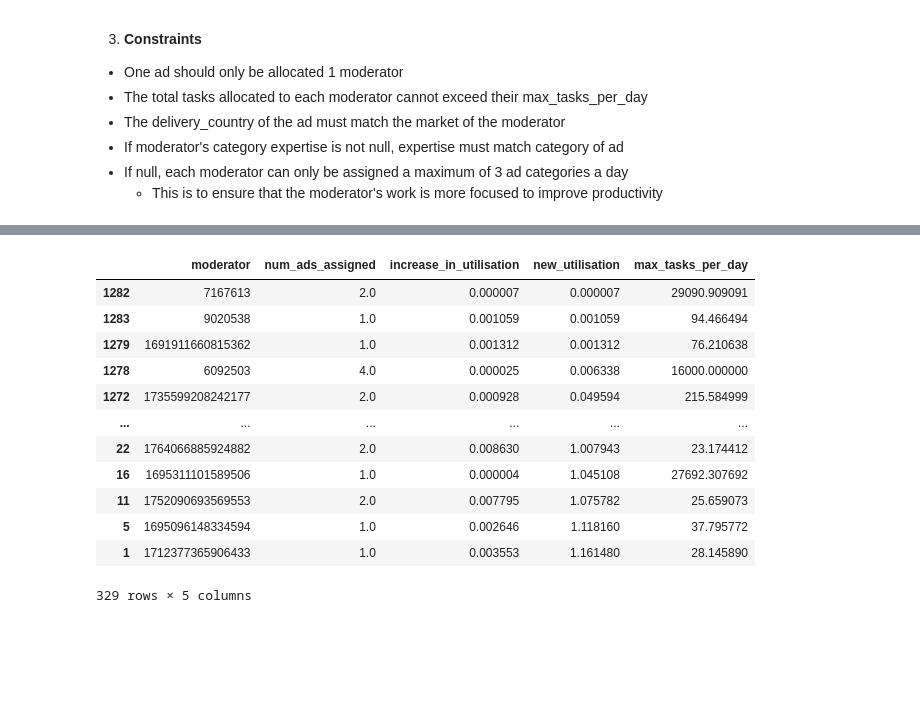
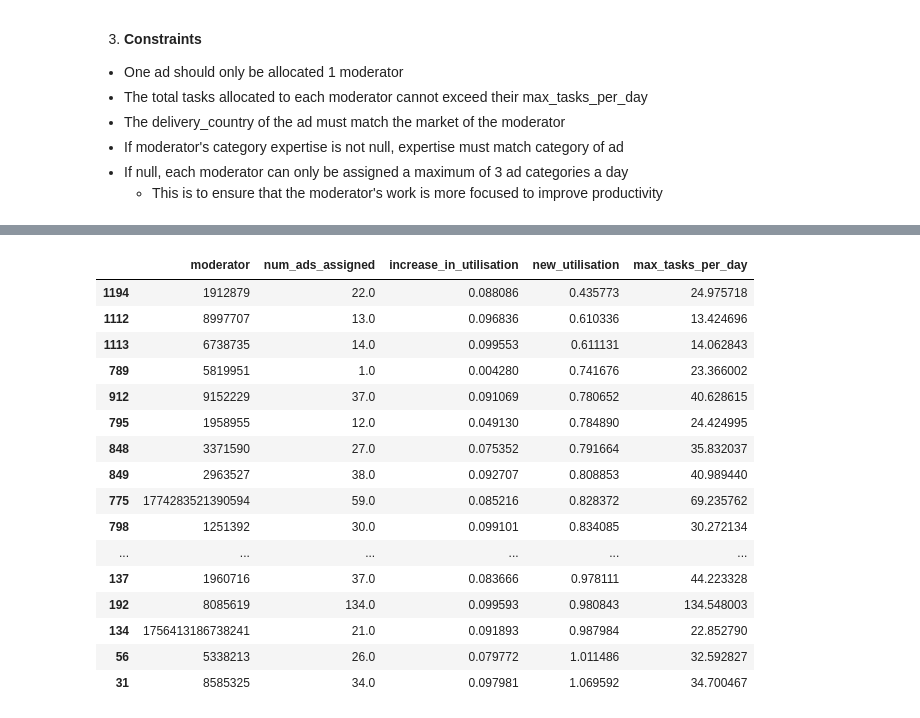
Before and after one commit to poon-zx/tiktok-ads-model, a Jupyter notebook: moderator-queue.ipynb, the cells around one changed output, grey strips where cells are left out. Saved outputs shown, nothing was run; the diff lists cells and outputs as text; code cells hidden in the pictures; blank space fills up the shorter version.

```diff
--- a/moderator-queue.ipynb
+++ b/moderator-queue.ipynb
@@ -12,7 +12,7 @@ moderator_data = pd.read_excel("./Scoring/moderator_scored.xlsx")
 
 - Improve Resource Utilization: By dynamically allocating tasks based on moderator capacity and expertise, we aim to increase the utilization of ad moderators by at most 10%
 # %%
-ads_dataset = pd.read_excel("./Scoring/ads_with_score.xlsx", nrows=15000)
+ads_dataset = pd.read_excel("./Scoring/ads_with_score.xlsx", nrows=3000)
 # %% [markdown]
 # Gurobipy Optimization Model (Moderators)
 1. **Decision Variables**
@@ -122,37 +140,41 @@ AttributeError: Unable to retrieve attribute 'x'
 # %%
 # Convert the dictionary of assignments into a DataFrame
 assignments_df = pd.DataFrame(list(assignments.items()), columns=['ad_id', 'moderator'])
 
 # Count the number of ads assigned to each moderator
 assigned_counts = assignments_df.groupby('moderator').size().reset_index(name='num_ads_assigned')
 
 # Merge with the original moderator_data
 merged_data = pd.merge(moderator_data, assigned_counts, left_on='moderator', right_on='moderator', how='left')
 
 # Fill NaN values with 0 (for moderators with no assignments)
 merged_data['num_ads_assigned'].fillna(0, inplace=True)
 
 # Calculate the increase in utilization % and new utilization % for each moderator
-merged_data['increase_in_utilisation'] = (merged_data['num_ads_assigned'] * merged_data['handling time']) / (PAID_HOURS_PER_DAY * 60 * 60 * 1000)
+merged_data['increase_in_utilisation'] = (merged_data['num_ads_assigned'] * merged_data['handling time']) / (8 * 60 * 60 * 1000)
 merged_data['new_utilisation'] = merged_data['Utilisation %'] + merged_data['increase_in_utilisation']
 
 # Extract the relevant columns for display
 output_table = merged_data[['moderator', 'num_ads_assigned', 'increase_in_utilisation', 'new_utilisation', 'max_tasks_per_day']].sort_values(['new_utilisation'])
 
 output_table = output_table[output_table['num_ads_assigned'] > 0]
 
 output_table
 # %% [output]
 |  | moderator | num_ads_assigned | increase_in_utilisation | new_utilisation | max_tasks_per_day |
-| 1282 | 7167613 | 2.0 | 0.000007 | 0.000007 | 29090.909091 |
-| 1283 | 9020538 | 1.0 | 0.001059 | 0.001059 | 94.466494 |
-| 1279 | 1691911660815362 | 1.0 | 0.001312 | 0.001312 | 76.210638 |
-| 1278 | 6092503 | 4.0 | 0.000025 | 0.006338 | 16000.000000 |
-| 1272 | 1735599208242177 | 2.0 | 0.000928 | 0.049594 | 215.584999 |
+| 1194 | 1912879 | 22.0 | 0.088086 | 0.435773 | 24.975718 |
+| 1112 | 8997707 | 13.0 | 0.096836 | 0.610336 | 13.424696 |
+| 1113 | 6738735 | 14.0 | 0.099553 | 0.611131 | 14.062843 |
+| 789 | 5819951 | 1.0 | 0.004280 | 0.741676 | 23.366002 |
+| 912 | 9152229 | 37.0 | 0.091069 | 0.780652 | 40.628615 |
+| 795 | 1958955 | 12.0 | 0.049130 | 0.784890 | 24.424995 |
+| 848 | 3371590 | 27.0 | 0.075352 | 0.791664 | 35.832037 |
+| 849 | 2963527 | 38.0 | 0.092707 | 0.808853 | 40.989440 |
+| 775 | 1774283521390594 | 59.0 | 0.085216 | 0.828372 | 69.235762 |
+| 798 | 1251392 | 30.0 | 0.099101 | 0.834085 | 30.272134 |
 | ... | ... | ... | ... | ... | ... |
-| 22 | 1764066885924882 | 2.0 | 0.008630 | 1.007943 | 23.174412 |
-| 16 | 1695311101589506 | 1.0 | 0.000004 | 1.045108 | 27692.307692 |
-| 11 | 1752090693569553 | 2.0 | 0.007795 | 1.075782 | 25.659073 |
-| 5 | 1695096148334594 | 1.0 | 0.002646 | 1.118160 | 37.795772 |
-| 1 | 1712377365906433 | 1.0 | 0.003553 | 1.161480 | 28.145890 |
+| 137 | 1960716 | 37.0 | 0.083666 | 0.978111 | 44.223328 |
+| 192 | 8085619 | 134.0 | 0.099593 | 0.980843 | 134.548003 |
+| 134 | 1756413186738241 | 21.0 | 0.091893 | 0.987984 | 22.852790 |
+| 56 | 5338213 | 26.0 | 0.079772 | 1.011486 | 32.592827 |
+| 31 | 8585325 | 34.0 | 0.097981 | 1.069592 | 34.700467 |
-329 rows × 5 columns
```
Also changed, not shown: parts of 2 cells of this notebook, 5 other files.
